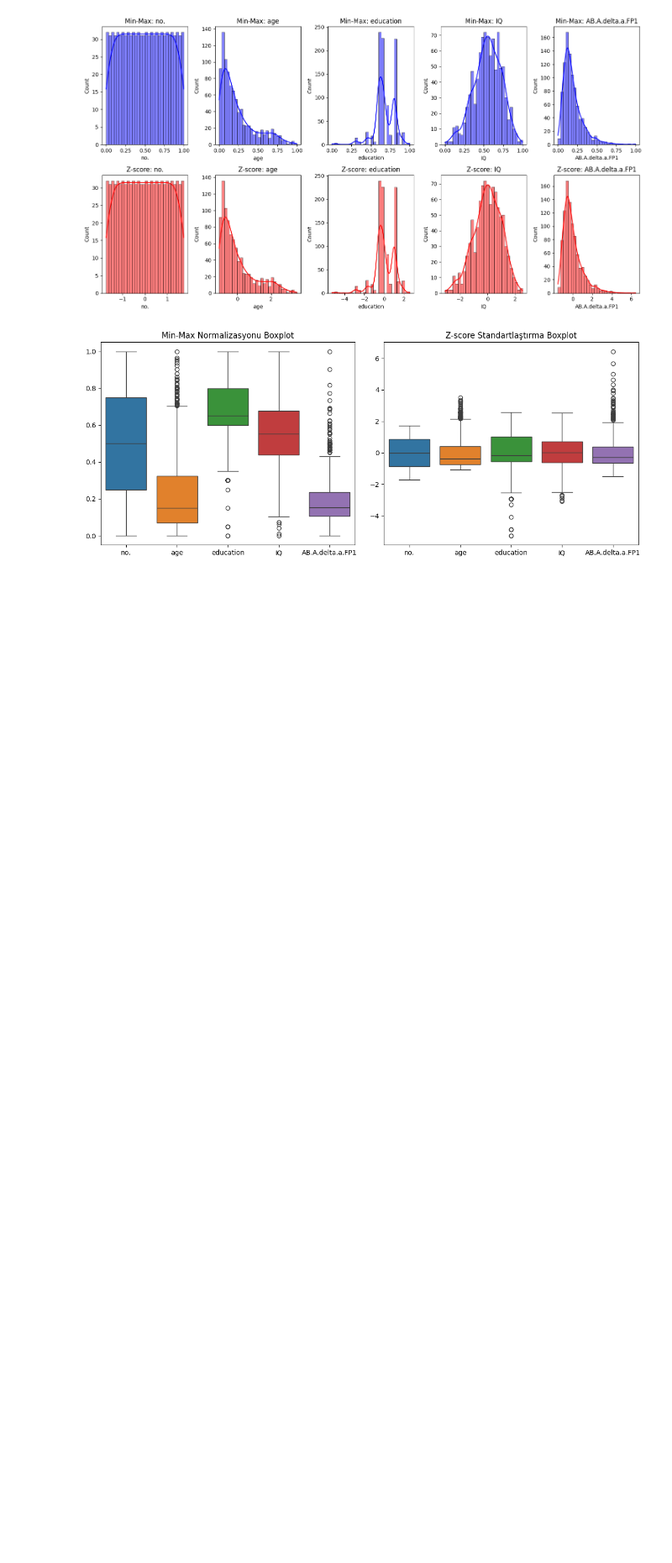
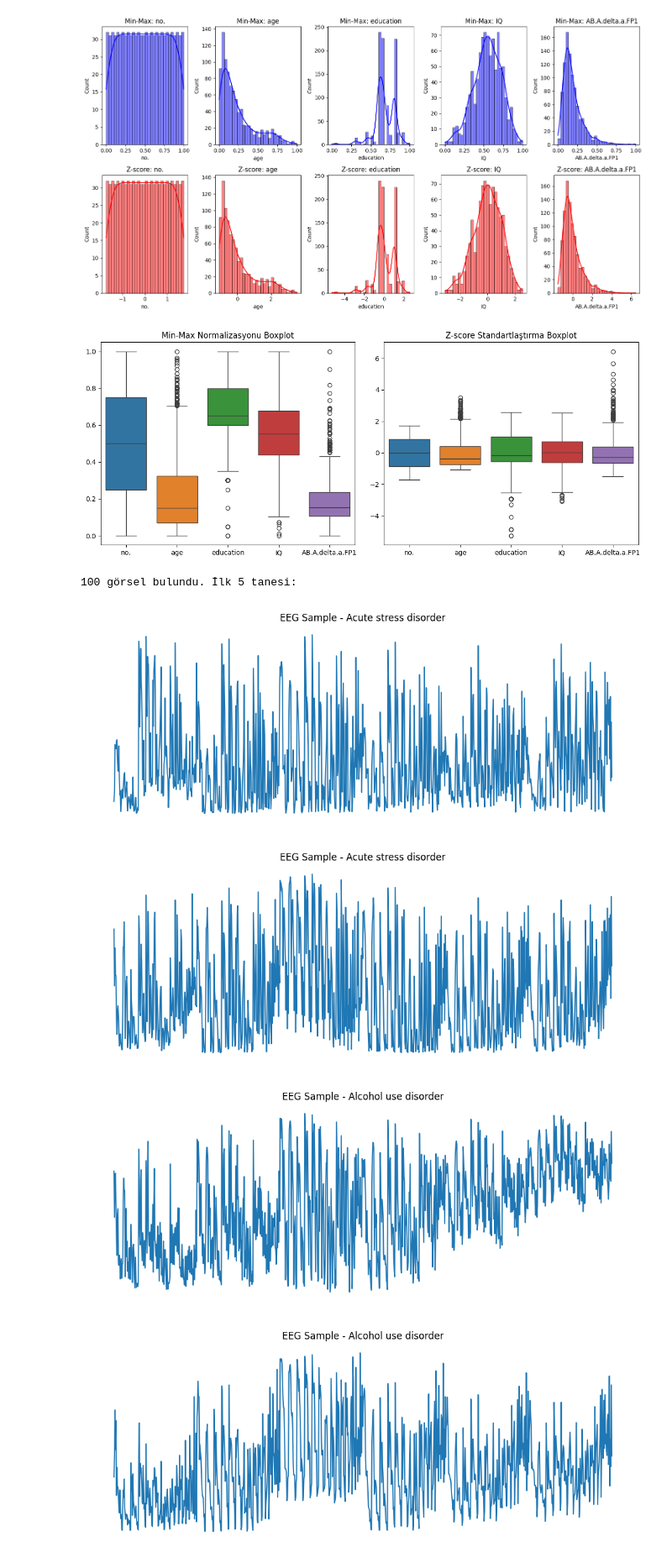
Before and after one commit to snmkrhn/EEG-Sinyalleri-ile-Psikiyatrik-Bozukluklar-n-Tespiti, a Jupyter notebook: EEG_Sinyalleri_ile_Psikiyatrik_Bozuklukların.ipynb, the cells around one changed output. Shown at 84% size. Drawn from its saved outputs; the diff is of its cells as text; code cells hidden in the pictures; blank space fills up the shorter version.

```diff
--- a/EEG_Sinyalleri_ile_Psikiyatrik_Bozuklukların.ipynb
+++ b/EEG_Sinyalleri_ile_Psikiyatrik_Bozuklukların.ipynb
@@ -1041,0 +1064,17 @@ plt.show()
+# %%
+import os
+from IPython.display import Image, display
+
+# Dosyaları listeleyelim
+image_files = os.listdir("eeg_images")
+print(f"{len(image_files)} görsel bulundu. İlk 5 tanesi:")
+
+# İlk 5 dosyayı göster
+for img_name in image_files[:5]:
+    display(Image(filename=f"eeg_images/{img_name}"))
+# %% [output]
+100 görsel bulundu. İlk 5 tanesi:
+[figure, added]
+[figure, added]
+[figure, added]
+[figure, added]
```
Also changed, not shown: parts of 7 cells of this notebook.
